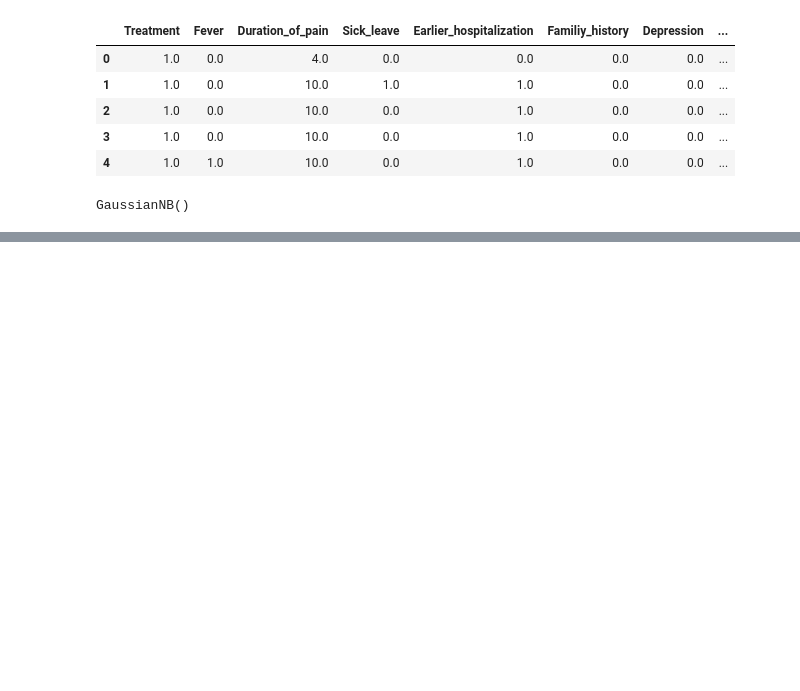
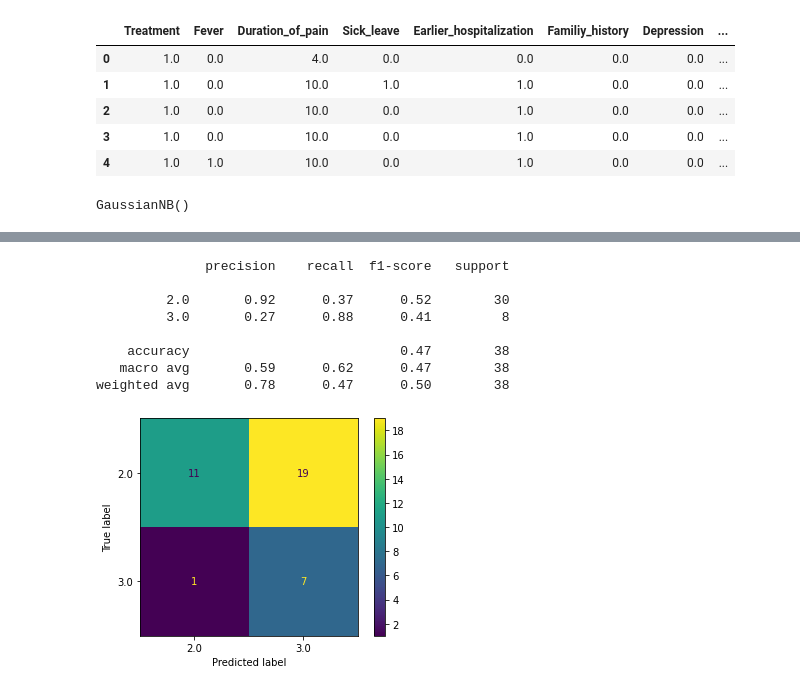
Before and after one commit to WALEX2000/DataScience-Project, a Jupyter notebook: src/naivebayes.ipynb, the cells around one changed output, grey strips where cells are left out. Cells and saved outputs as stored; diff of their text form; code cells hidden in the pictures; blank space fills up the shorter version.

```diff
--- a/src/naivebayes.ipynb
+++ b/src/naivebayes.ipynb
@@ -70,0 +101,19 @@ Out of:
+# %%
+tetsSecondFeatures = tetsSecond.loc[:, tetsSecond.columns != 'Treatment']
+testSecondLabels = tetsSecond['Treatment']
+
+predictionsSecond = naiveBayes2.predict(tetsSecondFeatures)
+print(classification_report(testSecondLabels.values,predictionsSecond))
+
+ConfusionMatrixDisplay.from_predictions(testSecondLabels.values,predictionsSecond)
+plt.show()
+# %% [output]
+              precision    recall  f1-score   support
+
+         2.0       0.92      0.37      0.52        30
+         3.0       0.27      0.88      0.41         8
+
+    accuracy                           0.47        38
+   macro avg       0.59      0.62      0.47        38
+weighted avg       0.78      0.47      0.50        38
+[figure, added]
```
Also changed, not shown: parts of 9 cells of this notebook, 1 other file.
